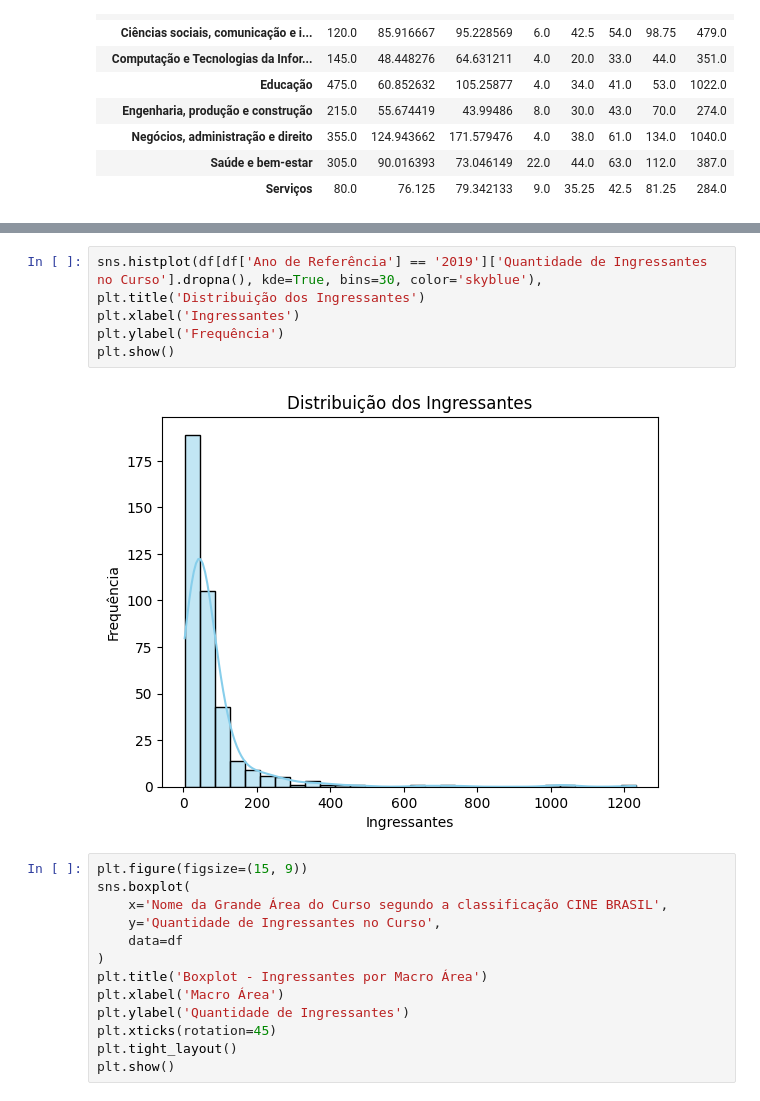
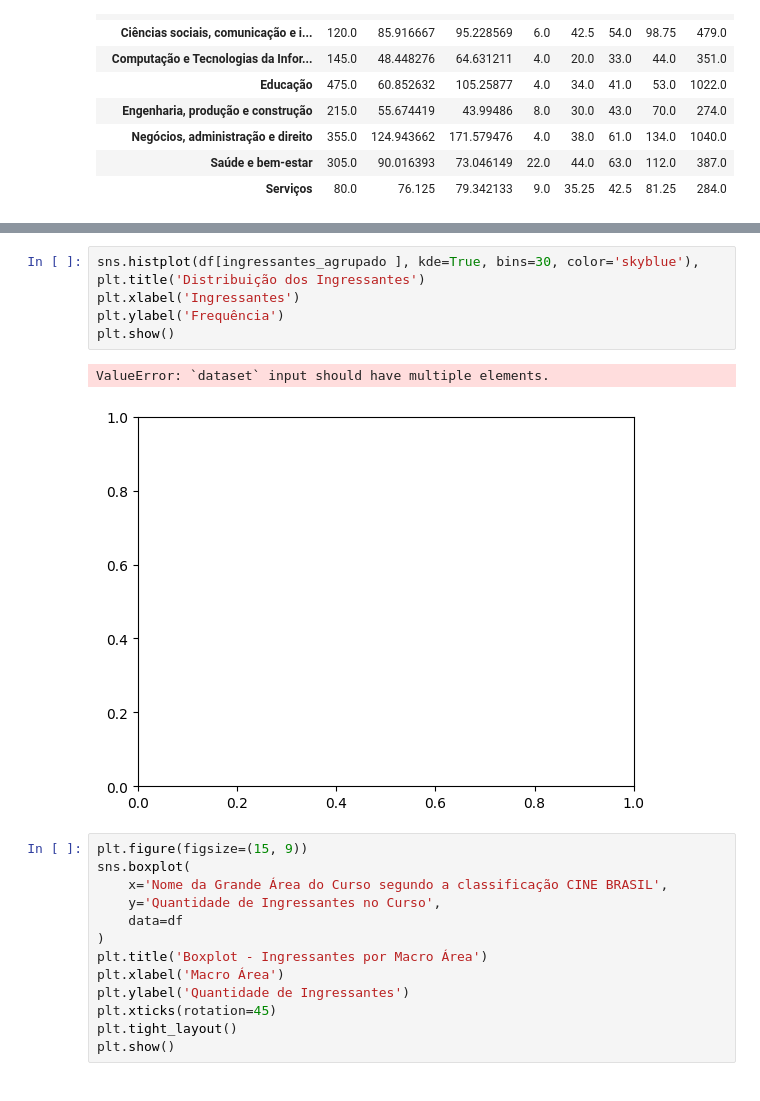
Before and after one commit to VitorPaulinoG/analise-fluxo-ensino-superior-rn, a Jupyter notebook: index.ipynb, the cells around one changed output, grey strips where cells are left out. Saved outputs shown, nothing was run; the diff lists cells and outputs as text.

```diff
--- a/index.ipynb
+++ b/index.ipynb
@@ -436,13 +852,14 @@ min             4.0
 max          1231.0
 Name: Quantidade de Ingressantes no Curso, dtype: Float64
 # %%
-sns.histplot(df[df['Ano de Referência'] == '2019']['Quantidade de Ingressantes no Curso'].dropna(), kde=True, bins=30, color='skyblue'),
+sns.histplot(df[ingressantes_agrupado ], kde=True, bins=30, color='skyblue'),
 plt.title('Distribuição dos Ingressantes')
 plt.xlabel('Ingressantes')
 plt.ylabel('Frequência')
 plt.show()
 # %% [output]
+ValueError: `dataset` input should have multiple elements.
-[figure, old version]
+[figure, new version]
 # %%
 plt.figure(figsize=(15, 9))
 sns.boxplot(
```
Also changed, not shown: parts of 33 cells of this notebook, 1 other file.
